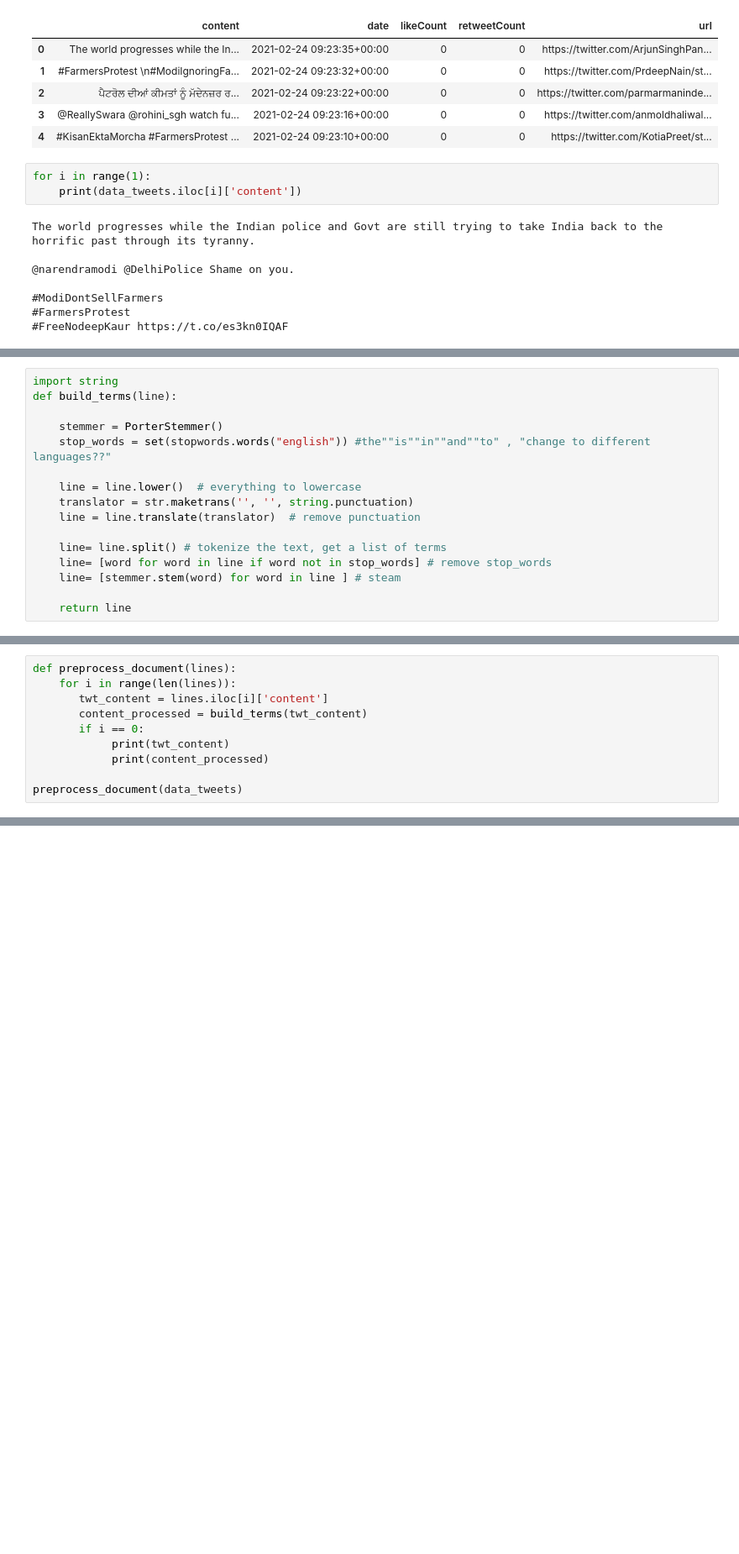
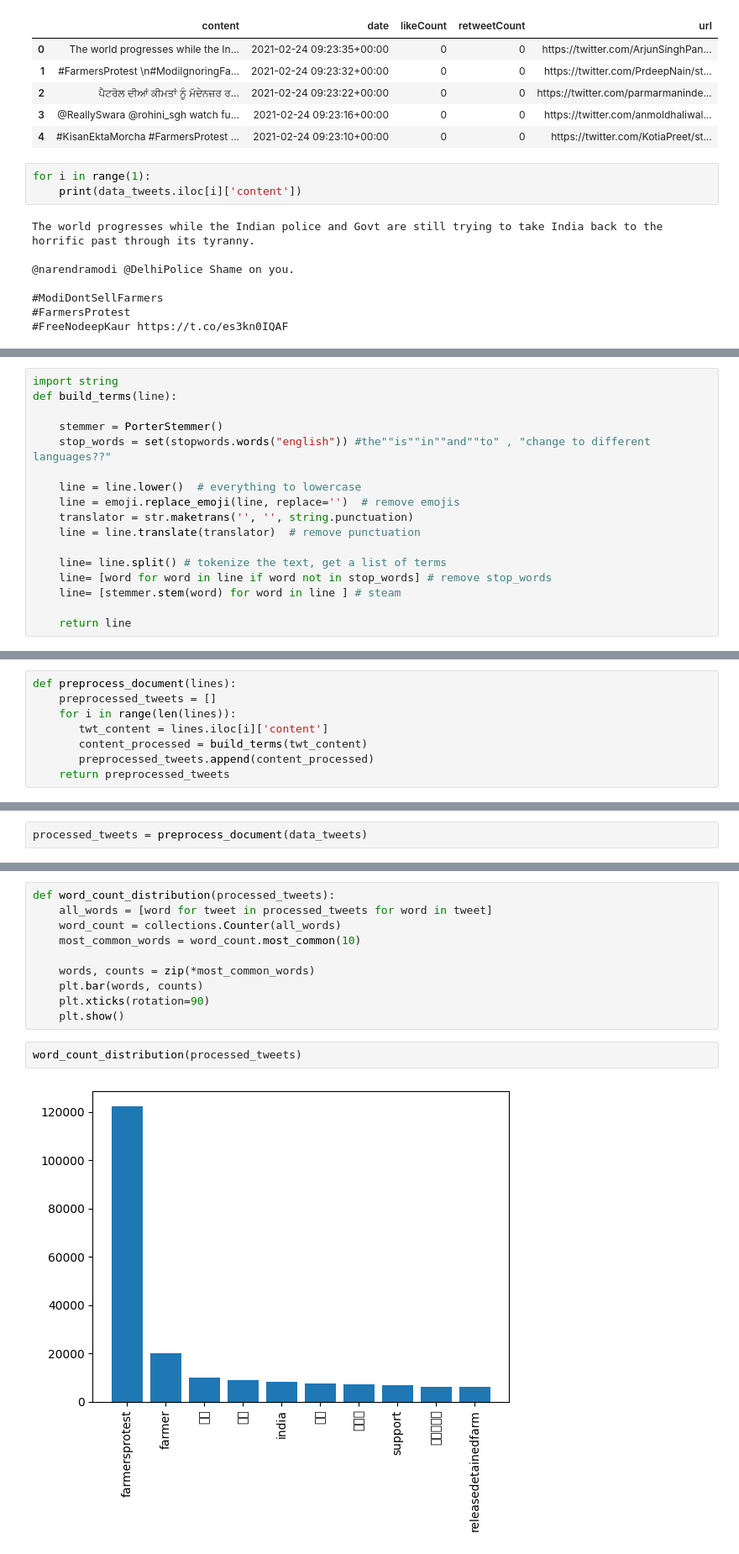
Before and after one commit to albayerga/G_102_6, a Jupyter notebook: part1.ipynb, the cells around one changed output, grey strips where cells are left out. Shown at 84% size. Drawn from its saved outputs; the diff is of its cells as text; blank space fills up the shorter version.

```diff
--- a/part1.ipynb
+++ b/part1.ipynb
@@ -91,6 +102,7 @@ def build_terms(line):
     stop_words = set(stopwords.words("english")) #the""is""in""and""to" , "change to different languages??"
 
     line = line.lower()  # everything to lowercase
+    line = emoji.replace_emoji(line, replace='')  # remove emojis
     translator = str.maketrans('', '', string.punctuation)
     line = line.translate(translator)  # remove punctuation
 
@@ -106,11 +118,9 @@ print(terms)
 ['hello', 'name', 'john', 'student', 'student']
 # %%
 def preprocess_document(lines):
+    preprocessed_tweets = []
     for i in range(len(lines)):
        twt_content = lines.iloc[i]['content']
        content_processed = build_terms(twt_content)
-       if i == 0:
-            print(twt_content)
-            print(content_processed)
-
-preprocess_document(data_tweets)
+       preprocessed_tweets.append(content_processed)
+    return preprocessed_tweets
@@ -123,0 +127,2 @@ tweet_document_ids_map
+# %%
+processed_tweets = preprocess_document(data_tweets)
@@ -123,0 +133,14 @@ tweet_document_ids_map
+# %%
+def word_count_distribution(processed_tweets):
+    all_words = [word for tweet in processed_tweets for word in tweet]
+    word_count = collections.Counter(all_words)
+    most_common_words = word_count.most_common(10)
+
+    words, counts = zip(*most_common_words)
+    plt.bar(words, counts)
+    plt.xticks(rotation=90)
+    plt.show()
+# %%
+word_count_distribution(processed_tweets)
+# %% [output]
+[figure, added]
```
Also changed, not shown: parts of 21 cells of this notebook.
